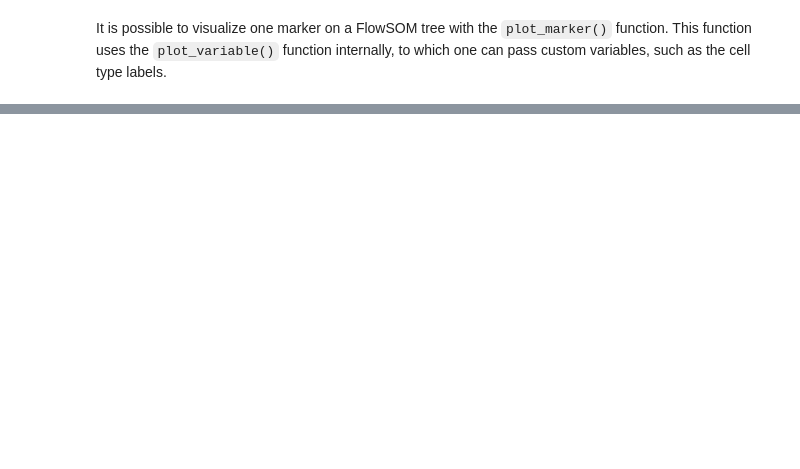
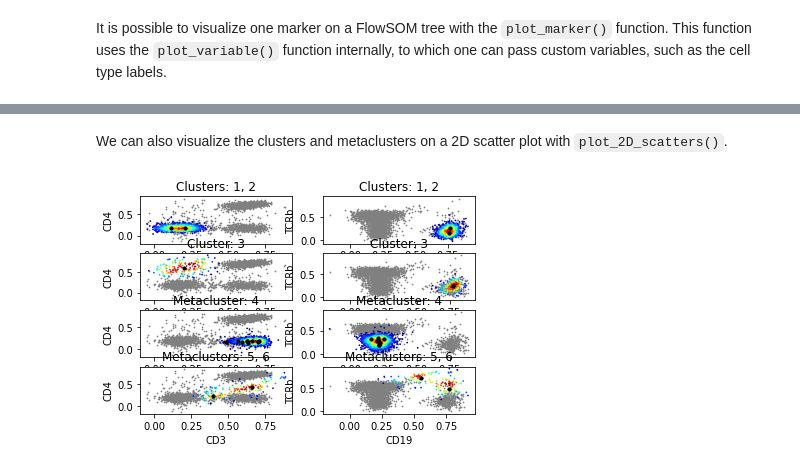
Before and after one commit to saeyslab/FlowSOM_Python, a Jupyter notebook: docs/notebooks/example.ipynb, the cells around one changed output, grey strips where cells are left out. Cells and saved outputs as stored; diff of their text form; code cells hidden in the pictures; blank space fills up the shorter version.

```diff
--- a/docs/notebooks/example.ipynb
+++ b/docs/notebooks/example.ipynb
@@ -205,0 +208,15 @@ p = fs.pl.plot_marker(fsom, marker = np.array(["CD3"]))
+# %% [markdown]
+We can also visualize the clusters and metaclusters on a 2D scatter plot with
+`plot_2D_scatters()`.
+# %%
+p = fs.pl.plot_2D_scatters(
+        fsom,
+        channelpairs=[["CD3", "CD4"], ["CD19", "TCRb"]],
+        clusters=[[1, 2], [3]],
+        metaclusters=[[4], [5, 6]],
+        density=True,
+        centers=True,
+    )
+p.show()
+# %% [output]
+[figure, added]
```
Also changed, not shown: parts of 22 cells of this notebook, 2 other files.
